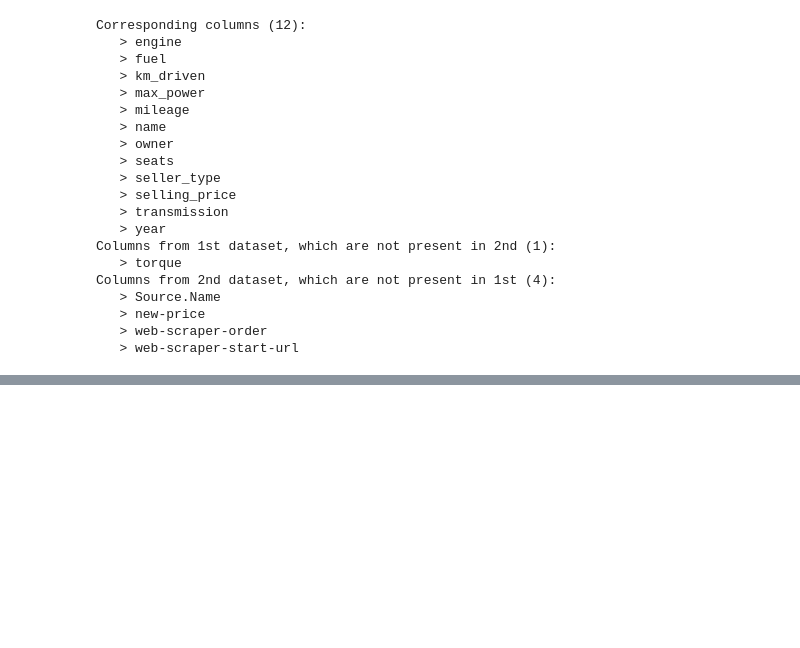
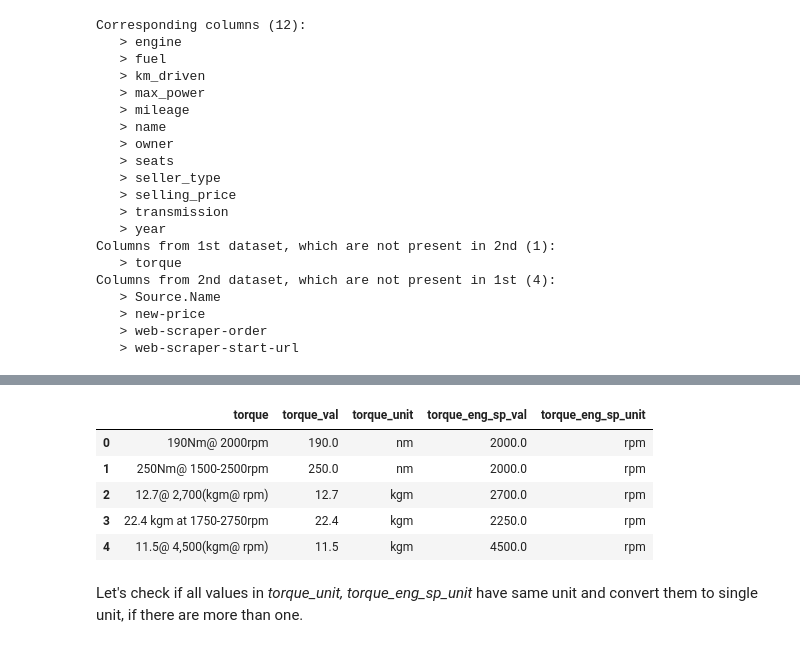
Before and after one commit to ZaikaBohdan/ds_car_price_proj, a Jupyter notebook: car_price_pred.ipynb, the cells around one changed output, grey strips where cells are left out. Cells and saved outputs as stored; diff of their text form; code cells hidden in the pictures; blank space fills up the shorter version.

Commit message:
Update notebook: Converting *torque* to numeric data type

```diff
--- a/car_price_pred.ipynb
+++ b/car_price_pred.ipynb
@@ -321,10 +188,0 @@ Now we are ready to:
-# %%
-for name in conv_cols:
-    raw_data_1 = raw_data_1.astype({name+'_val':float})
-    # take first value from ..._unit column to add unit as postfix for names of ..._val columns
-    raw_data_1 = raw_data_1.rename(columns={name+'_val' : name+'_'+str.lower(raw_data_1[name+'_unit'][0])})
-    raw_data_1 = raw_data_1.drop(columns = [name, name+'_unit'])
-
-raw_data_1 = raw_data_1.drop(columns = 'mileage_kmpl')
-
-raw_data_1.info()
@@ -353,0 +325,15 @@ As the next step, we'll convert *torque* column to numeric type, so we can analy
+# %%
+def clear_val_unit_cols(df, cols):
+    data = df.copy()
+    for name in cols:
+        data = data.astype({name+'_val':float})
+        # take first value from ..._unit column to add unit as postfix for names of ..._val columns
+        data = data.rename(columns={name+'_val' : name+'_'+str.lower(data[name+'_unit'][0])})
+        data = data.drop(columns = [name, name+'_unit'])
+
+    return data
+# %%
+raw_data_1 = clear_val_unit_cols(raw_data_1, conv_cols)
+raw_data_1 = raw_data_1.drop(columns = 'mileage_kmpl')
+
+raw_data_1.info()
@@ -353,0 +520,12 @@ As the next step, we'll convert *torque* column to numeric type, so we can analy
+# %%
+raw_data_1 = parse_torque(raw_data_1)
+raw_data_1[['torque', 'torque_val', 'torque_unit', 'torque_eng_sp_val', 'torque_eng_sp_unit']].head()
+# %% [output]
+|  | torque | torque_val | torque_unit | torque_eng_sp_val | torque_eng_sp_unit |
+| 0 | 190Nm@ 2000rpm | 190.0 | nm | 2000.0 | rpm |
+| 1 | 250Nm@ 1500-2500rpm | 250.0 | nm | 2000.0 | rpm |
+| 2 | 12.7@ 2,700(kgm@ rpm) | 12.7 | kgm | 2700.0 | rpm |
+| 3 | 22.4 kgm at 1750-2750rpm | 22.4 | kgm | 2250.0 | rpm |
+| 4 | 11.5@ 4,500(kgm@ rpm) | 11.5 | kgm | 4500.0 | rpm |
+# %% [markdown]
+Let's check if all values in *torque_unit, torque_eng_sp_unit* have same unit and convert them to single unit, if there are more than one.
```
Also changed, not shown: parts of 44 cells of this notebook.
